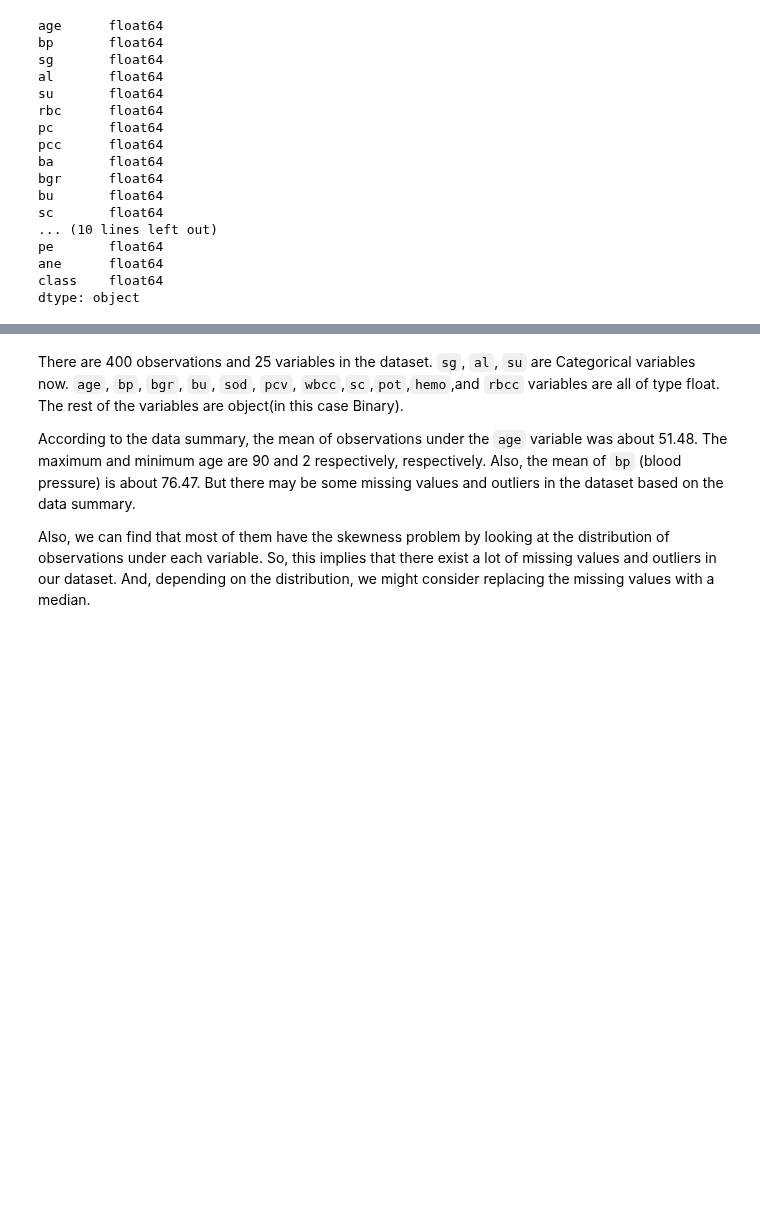
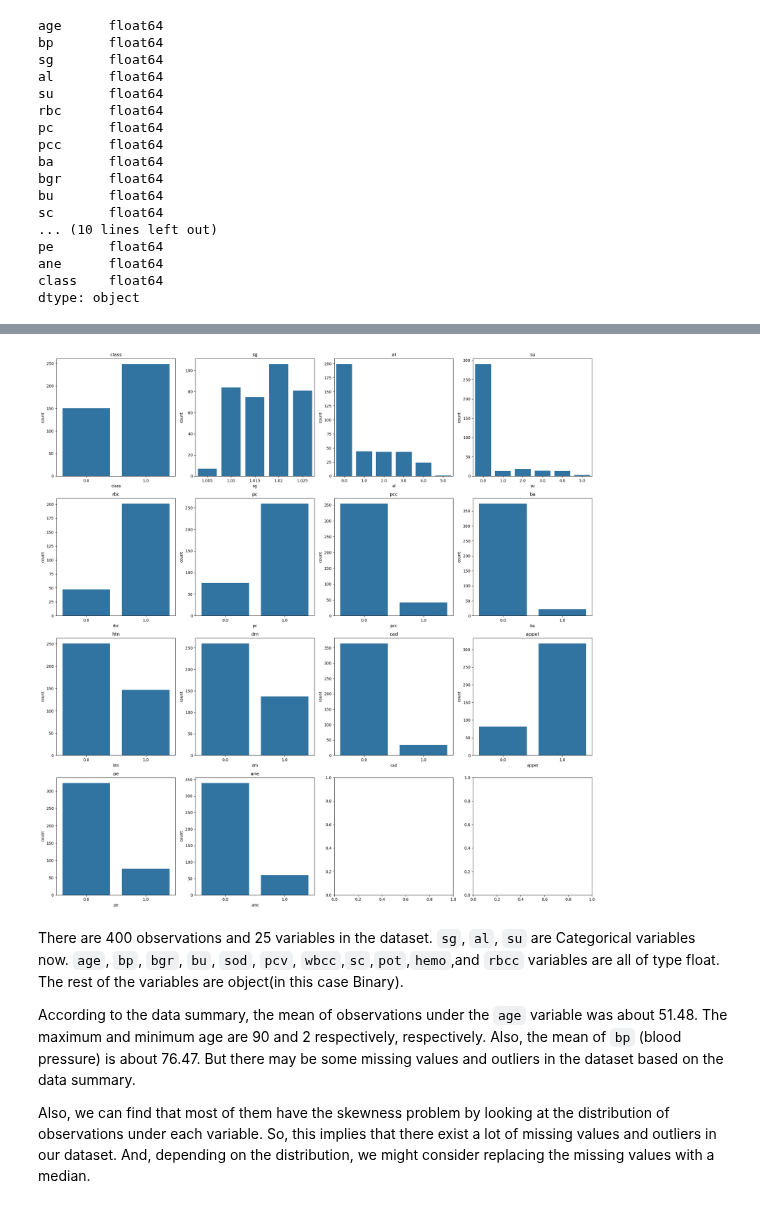
Before and after one commit to Barkesty/Project-Chronic-Kidney-Disease-Classification-Challenge, a Jupyter notebook: project.ipynb, the cells around one changed output, grey strips where cells are left out. Drawn from its saved outputs; the diff is of its cells as text; code cells hidden in the pictures; blank space fills up the shorter version.

```diff
--- a/project.ipynb
+++ b/project.ipynb
@@ -161,3 +161,21 @@ plt.show()
+# %%
+columns_cat = ['class', 'sg', 'al', 'su', 'rbc', 'pc', 'pcc', 'ba', 'htn', 'dm', 'cad', 'appet', 'pe', 'ane']
+
+rows = 4
+cols = 4
+
+fig, axes = plt.subplots(rows, cols, figsize=(20, 20))
+
+for i, column in enumerate(columns_cat):
+    row = i // cols
+    col = i % cols
+    sns.countplot(x=column, data=df, ax=axes[row, col])
+    axes[row, col].set_title(column)
+
+plt.tight_layout()
+plt.show()
+# %% [output]
+[figure, added]
 # %% [markdown]
 There are 400 observations and 25 variables in the dataset. `sg`, `al`, `su` are Categorical variables now. `age`, `bp`, `bgr`, `bu`, `sod`, `pcv`, `wbcc`,`sc`,`pot`,`hemo`,and `rbcc` variables are all of type float. The rest of the variables are object(in this case Binary).
 
```
Also changed, not shown: parts of 4 cells of this notebook.
